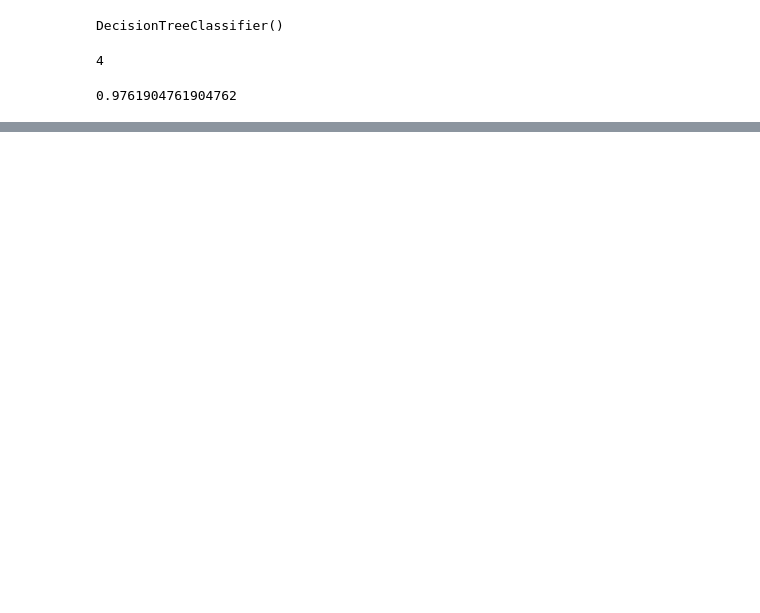
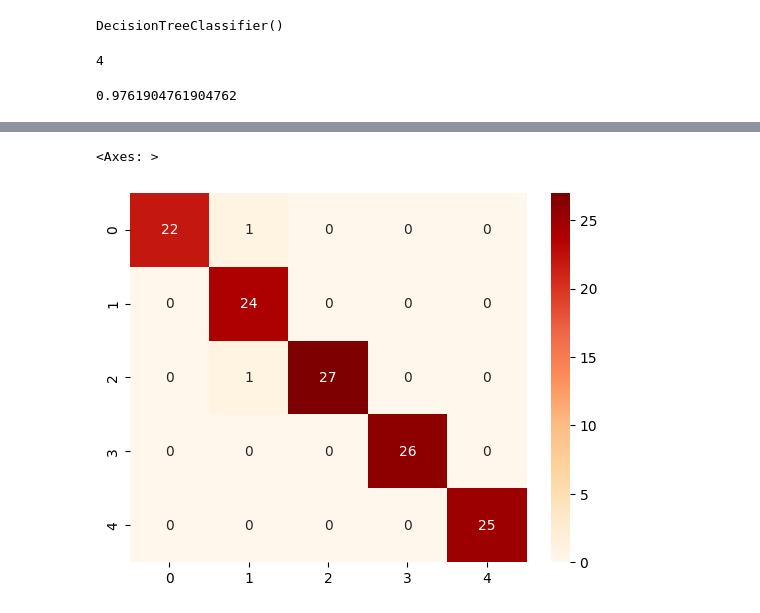
Before and after one commit to LillFrank/MLStressDetectionProj, a Jupyter notebook: MLProj.ipynb, the cells around one changed output, grey strips where cells are left out. Saved outputs shown, nothing was run; the diff lists cells and outputs as text; code cells hidden in the pictures; blank space fills up the shorter version.

```diff
--- a/MLProj.ipynb
+++ b/MLProj.ipynb
@@ -258,0 +328,8 @@ weighted avg       0.98      0.98      0.98       126
+# %%
+y_predict = svm.predict(x_test)
+
+matrixsvm = confusion_matrix(y_test, y_predict)
+sns.heatmap(matrixsvm,annot=True,cmap="OrRd")
+# %% [output]
+<Axes: >
+[figure, added]
```
Also changed, not shown: parts of 21 cells of this notebook.
